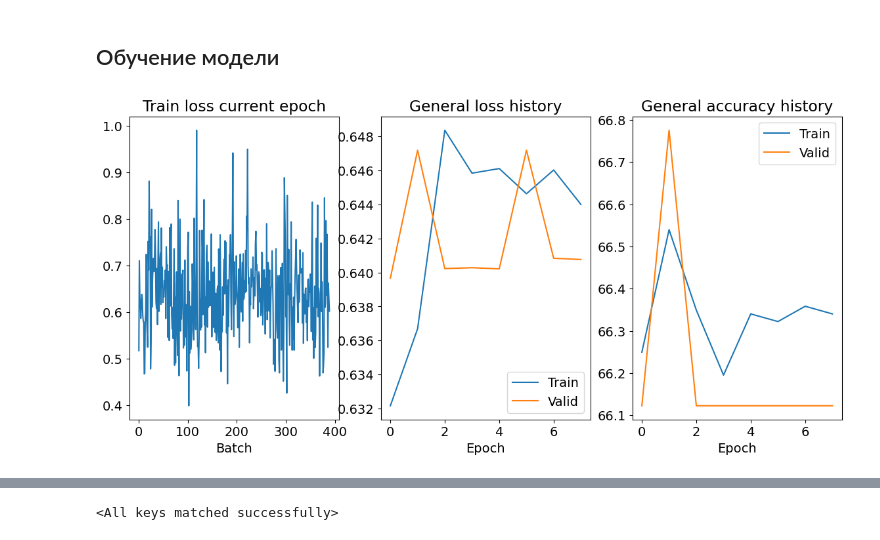
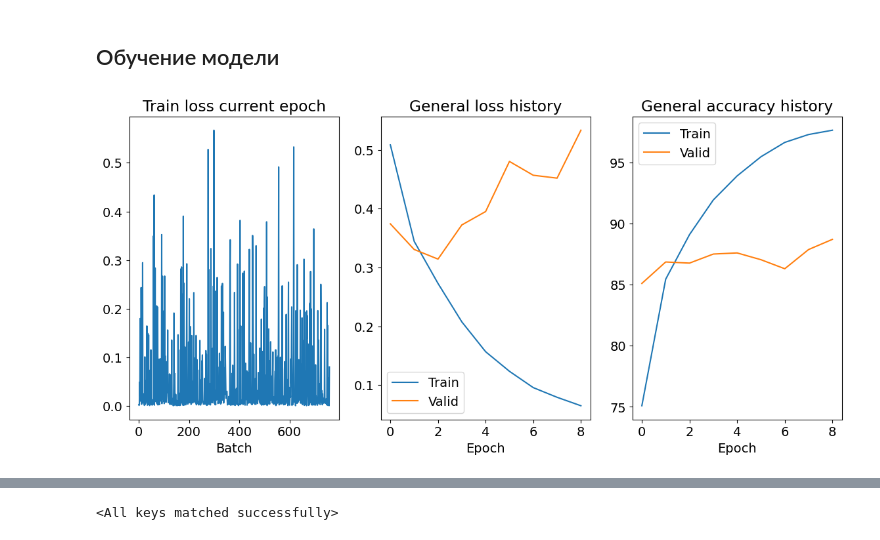
Before and after one commit to Denis-R-V/Toxic_comments, a Jupyter notebook: toxic_comments.ipynb, the cells around one changed output, grey strips where cells are left out. Cells and saved outputs as stored; diff of their text form; code cells hidden in the pictures.

```diff
--- a/toxic_comments.ipynb
+++ b/toxic_comments.ipynb
@@ -216,0 +124,10 @@ tensor([[1],
+# %%
+train_inputs, train_masks =           make_inputs_and_masks(train_tokenized)
+validation_inputs, validation_masks = make_inputs_and_masks(valid_tokenized)
+test_inputs, test_masks =             make_inputs_and_masks(test_tokenized)
+
+train_labels =      torch.tensor(train_gt)
+validation_labels = torch.tensor(valid_gt)
+test_labels =       torch.tensor(test_gt)
+
+train_labels
@@ -220,7 +162,7 @@ tensor([[1],
 train_data = TensorDataset(train_inputs, train_masks, train_labels)
 train_dataloader = DataLoader(train_data,
                               sampler=RandomSampler(train_data),
-                              batch_size=BATCH_SIZE,
+                              batch_size=BATCH_SIZE
                               )
 
 validation_data = TensorDataset(validation_inputs, validation_masks, validation_labels)
@@ -228,6 +170,12 @@ validation_dataloader = DataLoader(validation_data,
                                    sampler=SequentialSampler(validation_data),
                                    batch_size=BATCH_SIZE
                                    )
+
+test_data = TensorDataset(test_inputs, test_masks, test_labels)
+test_dataloader = DataLoader(test_data,
+                             sampler=SequentialSampler(test_data),
+                             batch_size=BATCH_SIZE
+                             )
 # %% [markdown]
 ## Инициализация модели и задание оптимизатора
 # %%
@@ -246,7 +194,7 @@ optimizer_grouped_parameters = [
      'weight_decay_rate': 0.0}
 ]
 
-optimizer = AdamW(optimizer_grouped_parameters, lr=3e-5)    # рекомендуется 5e-5 / 3e-5 / 2e-5
+optimizer = AdamW(optimizer_grouped_parameters, lr=2e-5)    # рекомендуется 5e-5 / 3e-5 / 2e-5
 # %% [markdown]
 ## Обучение модели
 # %%
@@ -407,8 +355,7 @@ def train_eval_loop(model, train_iterator, valid_iterator, model_name, N_EPOCHS=
             if valid_loss < best_valid_loss:
                 best_valid_loss = valid_loss
                 print('Новый минимальный лосс на валидации:', best_valid_loss, 'на', epoch, 'эпохе')
-                torch.save(model.state_dict(), 'STATE_DICT_' + model_name)
-                torch.save(model, model_name)
+                torch.save(model.state_dict(), model_name)
 
             train_loss_history.append(train_loss)
             valid_loss_history.append(valid_loss)
@@ -426,10 +373,9 @@ def train_eval_loop(model, train_iterator, valid_iterator, model_name, N_EPOCHS=
 
     return None
 # %%
-2e
-
+# new 2
 MODEL_NAME = 'BERT_CLS_TOXIC.pt'
 
-train_eval_loop(model, train_dataloader, validation_dataloader, model_name=MODEL_NAME, N_EPOCHS=30)
+train_eval_loop(model, train_dataloader, validation_dataloader, model_name=MODEL_NAME, N_EPOCHS=10)
 # %% [output]
-[figure, old version]
+[figure, new version]
```
Also changed, not shown: parts of 44 cells of this notebook, 1 other file.
